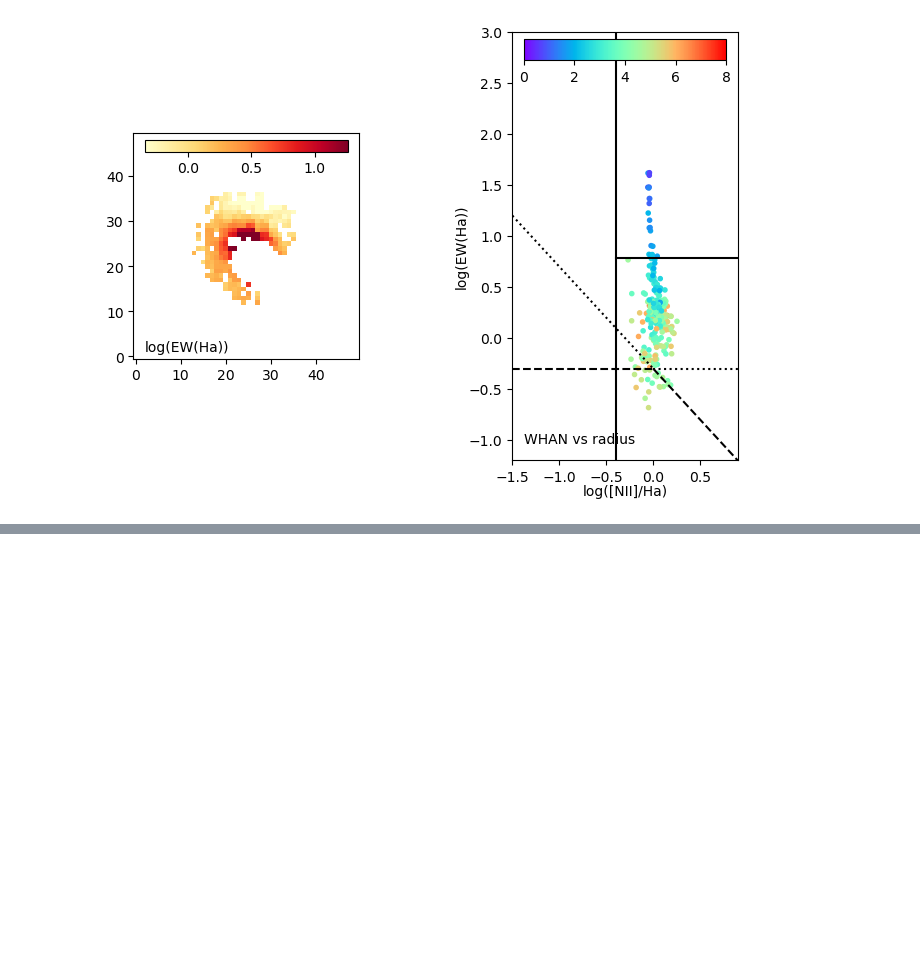
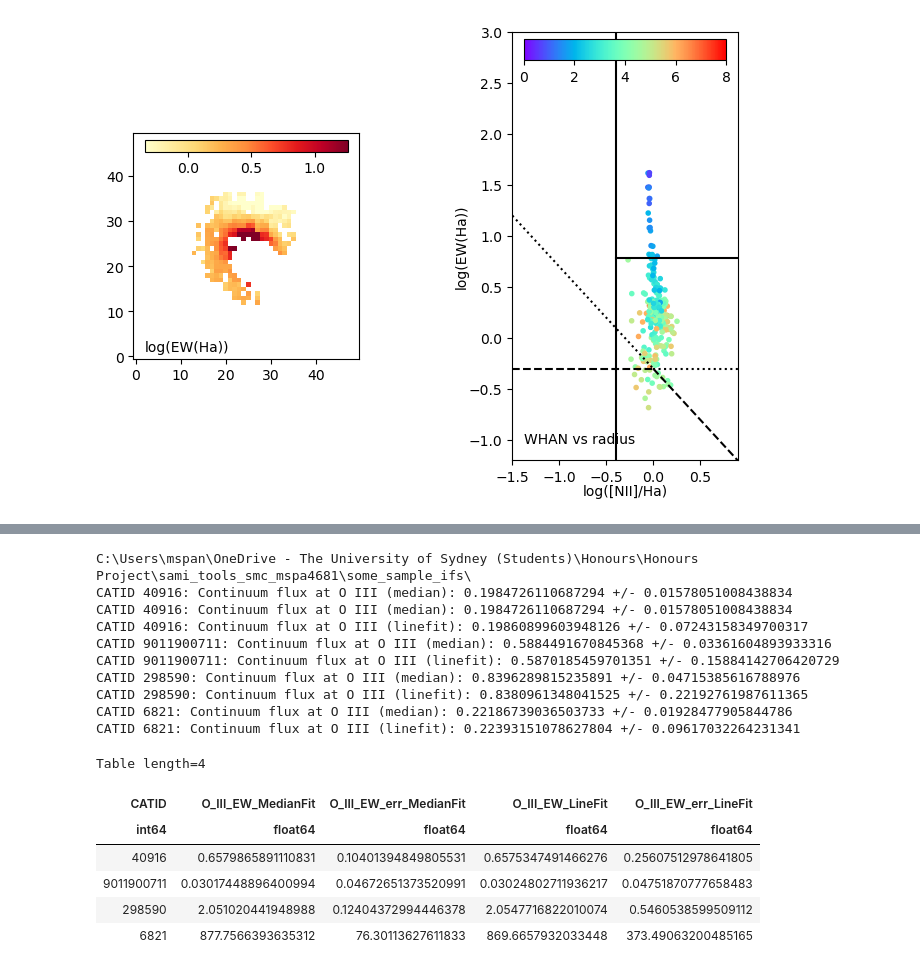
Before and after one commit to mspan4/sami_tools_smc_mspa4681, a Jupyter notebook: EW_Ha_analysis.ipynb, the cells around one changed output, grey strips where cells are left out. Cells and saved outputs as stored; diff of their text form; code cells hidden in the pictures; blank space fills up the shorter version.

```diff
--- a/EW_Ha_analysis.ipynb
+++ b/EW_Ha_analysis.ipynb
@@ -528,0 +609,24 @@ EW_Ha_tools.get_Halpha_EW_spectra_investigation_plot(sami_flux_red, sami_lam_red
+# %%
+refresh_module()
+print(ifs_path)
+EW_tools.get_EW(CATIDs[0], em_line='O III', ifs_path=ifs_path, catalogue_filepath=catalogue_filepath)
+
+EW_tools.get_EW_table(CATIDs, em_line='O III', ifs_path=ifs_path, catalogue_filepath=catalogue_filepath)
+# %% [output]
+C:\Users\mspan\OneDrive - The University of Sydney (Students)\Honours\Honours Project\sami_tools_smc_mspa4681\some_sample_ifs\
+CATID 40916: Continuum flux at O III (median): 0.1984726110687294 +/- 0.01578051008438834
+CATID 40916: Continuum flux at O III (median): 0.1984726110687294 +/- 0.01578051008438834
+CATID 40916: Continuum flux at O III (linefit): 0.19860899603948126 +/- 0.07243158349700317
+CATID 9011900711: Continuum flux at O III (median): 0.5884491670845368 +/- 0.03361604893933316
+CATID 9011900711: Continuum flux at O III (linefit): 0.5870185459701351 +/- 0.15884142706420729
+CATID 298590: Continuum flux at O III (median): 0.8396289815235891 +/- 0.04715385616788976
+CATID 298590: Continuum flux at O III (linefit): 0.8380961348041525 +/- 0.22192761987611365
+CATID 6821: Continuum flux at O III (median): 0.22186739036503733 +/- 0.01928477905844786
+CATID 6821: Continuum flux at O III (linefit): 0.22393151078627804 +/- 0.09617032264231341
+Table length=4
+| CATID | O_III_EW_MedianFit | O_III_EW_err_MedianFit | O_III_EW_LineFit | O_III_EW_err_LineFit |
+| int64 | float64 | float64 | float64 | float64 |
+| 40916 | 0.6579865891110831 | 0.10401394849805531 | 0.6575347491466276 | 0.25607512978641805 |
+| 9011900711 | 0.03017448896400994 | 0.04672651373520991 | 0.03024802711936217 | 0.04751870777658483 |
+| 298590 | 2.051020441948988 | 0.12404372994446378 | 2.0547716822010074 | 0.5460538599509112 |
+| 6821 | 877.7566393635312 | 76.30113627611833 | 869.6657932033448 | 373.49063200485165 |
```
Also changed, not shown: parts of 9 cells of this notebook, 2 other files.
